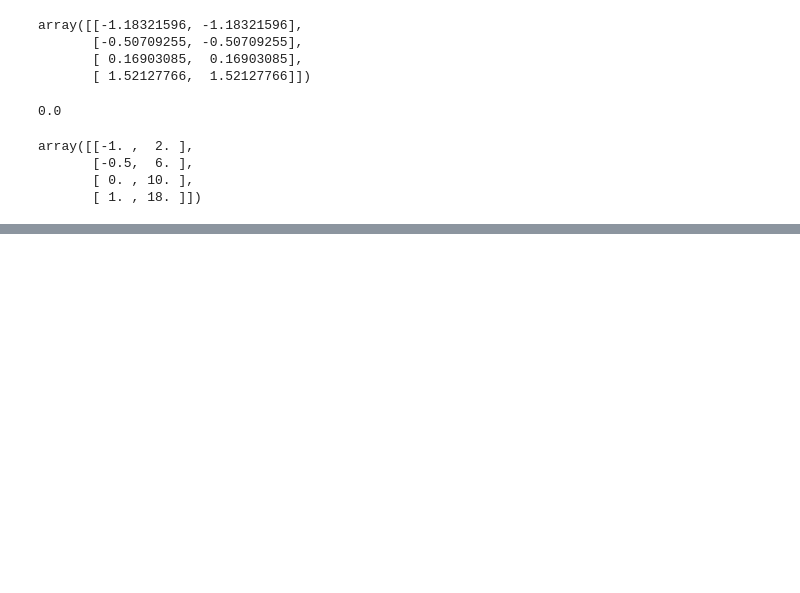
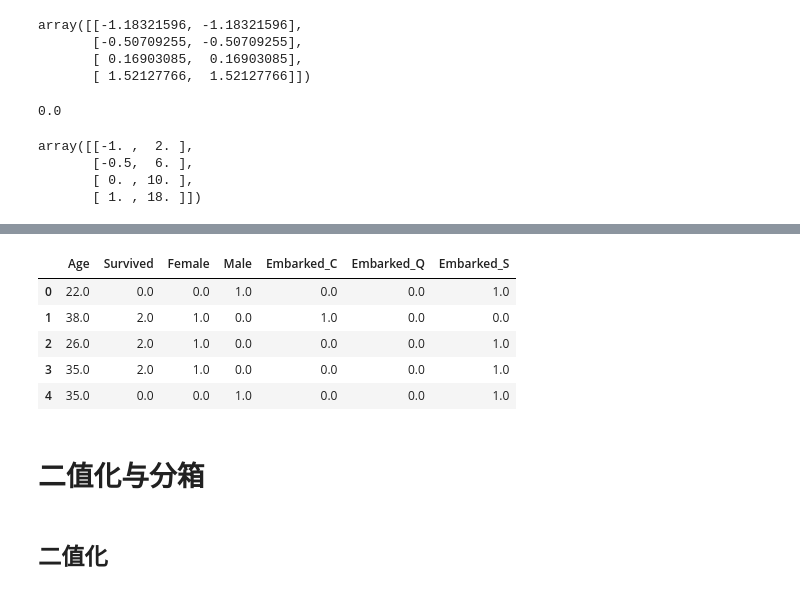
Before and after one commit to Knowledge-Precipitation-Tribe/Machine-Learning, a Jupyter notebook: featureEngineering/base.ipynb, the cells around one changed output, grey strips where cells are left out. Cells and saved outputs as stored; diff of their text form; code cells hidden in the pictures; blank space fills up the shorter version.

```diff
--- a/featureEngineering/base.ipynb
+++ b/featureEngineering/base.ipynb
@@ -61,0 +300,14 @@ array([[-1. ,  2. ],
+# %%
+newdata.columns = ["Age","Survived","Female","Male","Embarked_C","Embarked_Q","Embarked_S"]
+newdata.head()
+# %% [output]
+|  | Age | Survived | Female | Male | Embarked_C | Embarked_Q | Embarked_S |
+| 0 | 22.0 | 0.0 | 0.0 | 1.0 | 0.0 | 0.0 | 1.0 |
+| 1 | 38.0 | 2.0 | 1.0 | 0.0 | 1.0 | 0.0 | 0.0 |
+| 2 | 26.0 | 2.0 | 1.0 | 0.0 | 0.0 | 0.0 | 1.0 |
+| 3 | 35.0 | 2.0 | 1.0 | 0.0 | 0.0 | 0.0 | 1.0 |
+| 4 | 35.0 | 0.0 | 0.0 | 1.0 | 0.0 | 0.0 | 1.0 |
+# %% [markdown]
+# 二值化与分箱
+# %% [markdown]
+## 二值化
```
Also changed, not shown: parts of 38 cells of this notebook, 1 other file.
